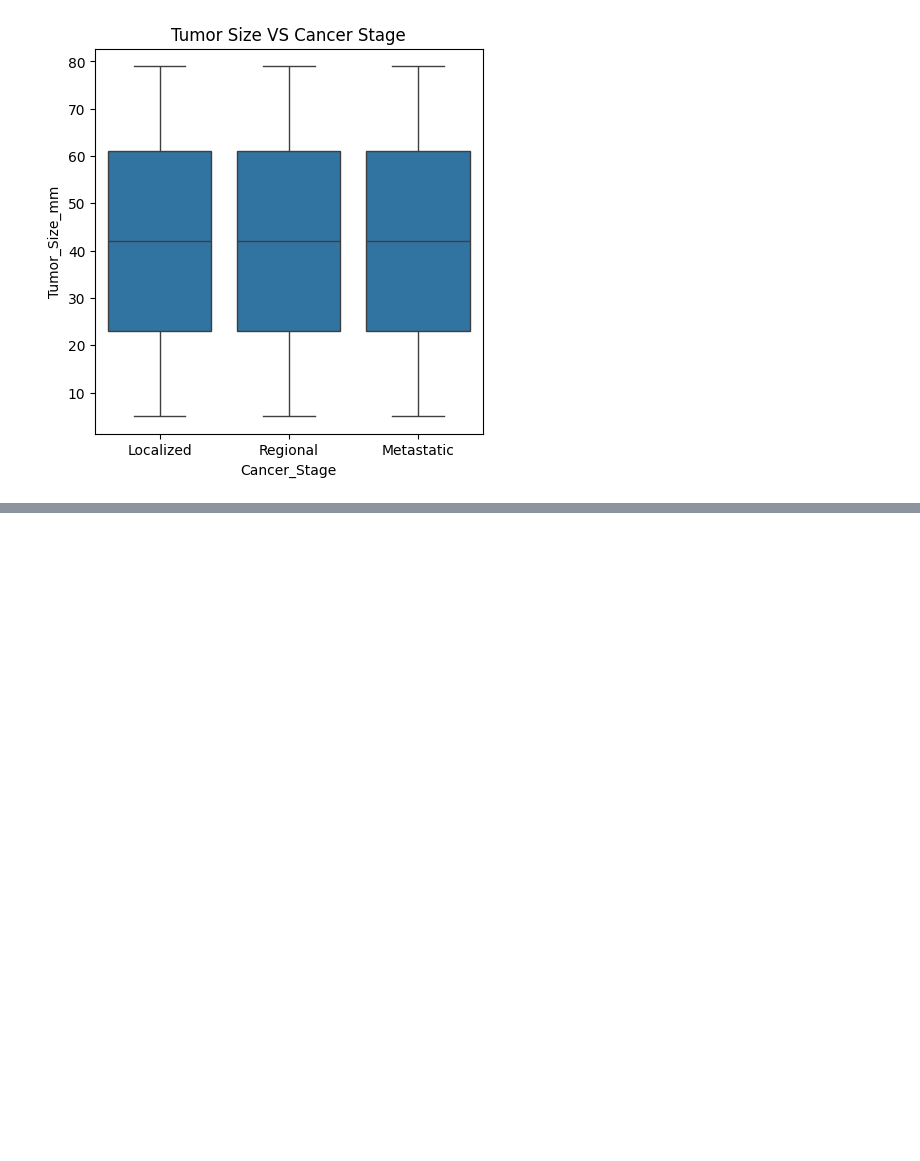
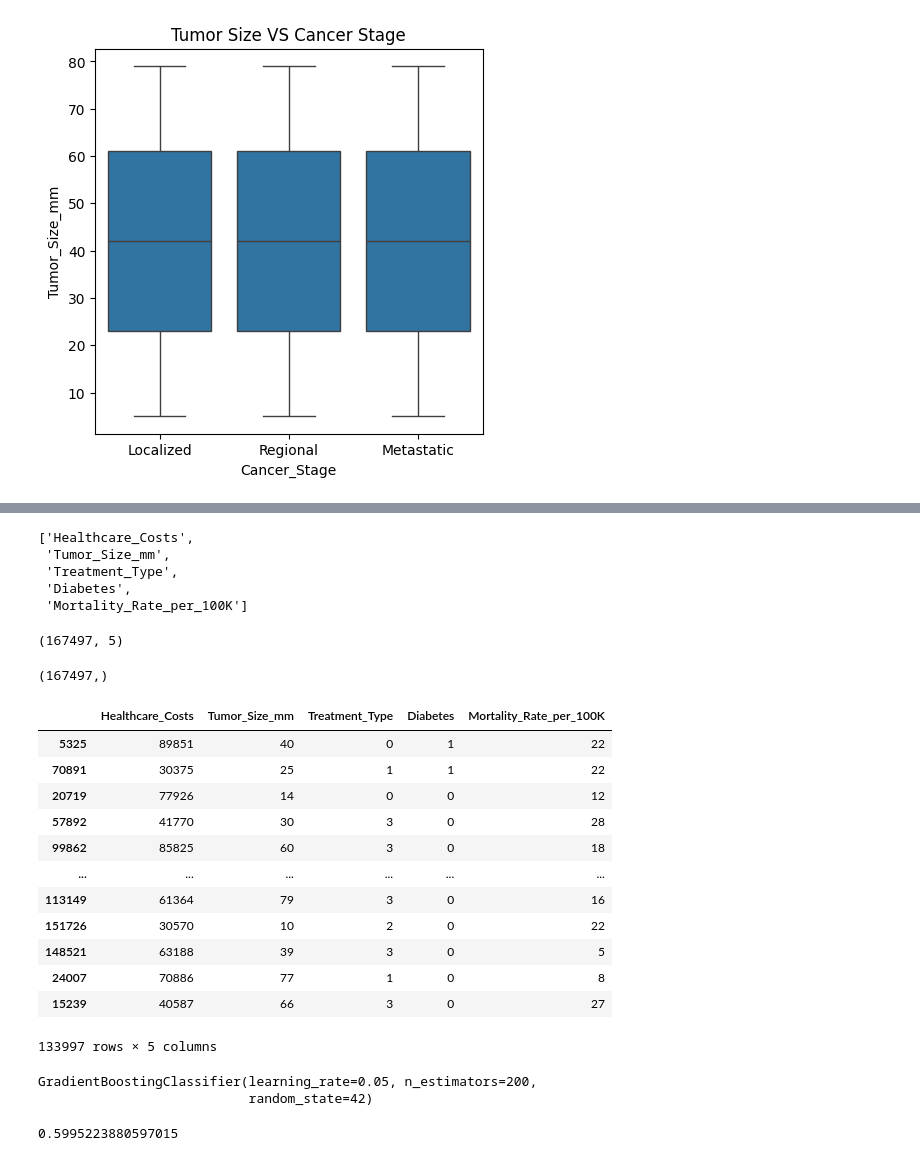
Before and after one commit to dananjayaabeytd/Colorectal-Cancer-Analysis, a Jupyter notebook: notebook/testing.ipynb, the cells around one changed output, grey strips where cells are left out. Saved outputs shown, nothing was run; the diff lists cells and outputs as text; code cells hidden in the pictures; blank space fills up the shorter version.

```diff
--- a/notebook/testing.ipynb
+++ b/notebook/testing.ipynb
@@ -118,0 +179,5 @@ plt.show()
+# %%
+chi2_scores = pd.DataFrame({
+    'Feature' : X_cat.columns,
+    "Chi2 Score" : chi2_selector.scores_
+}).sort_values(by='Chi2 Score' , ascending=False)
@@ -118,0 +204,20 @@ plt.show()
+# %%
+top_features = chi2_scores.head(5)["Feature"].tolist()
+# %%
+top_features
+# %% [output]
+['Healthcare_Costs',
+ 'Tumor_Size_mm',
+ 'Treatment_Type',
+ 'Diabetes',
+ 'Mortality_Rate_per_100K']
+# %%
+X = X[top_features]
+# %%
+X.shape
+# %% [output]
+(167497, 5)
+# %%
+Y.shape
+# %% [output]
+(167497,)
@@ -118,0 +226,16 @@ plt.show()
+# %%
+X_train
+# %% [output]
+|  | Healthcare_Costs | Tumor_Size_mm | Treatment_Type | Diabetes | Mortality_Rate_per_100K |
+| 5325 | 89851 | 40 | 0 | 1 | 22 |
+| 70891 | 30375 | 25 | 1 | 1 | 22 |
+| 20719 | 77926 | 14 | 0 | 0 | 12 |
+| 57892 | 41770 | 30 | 3 | 0 | 28 |
+| 99862 | 85825 | 60 | 3 | 0 | 18 |
+| ... | ... | ... | ... | ... | ... |
+| 113149 | 61364 | 79 | 3 | 0 | 16 |
+| 151726 | 30570 | 10 | 2 | 0 | 22 |
+| 148521 | 63188 | 39 | 3 | 0 | 5 |
+| 24007 | 70886 | 77 | 1 | 0 | 8 |
+| 15239 | 40587 | 66 | 3 | 0 | 27 |
+133997 rows × 5 columns
@@ -118,0 +251,5 @@ plt.show()
+# %%
+gb.fit(X_train,y_train)
+# %% [output]
+GradientBoostingClassifier(learning_rate=0.05, n_estimators=200,
+                           random_state=42)
@@ -118,0 +262,4 @@ plt.show()
+# %%
+accuracy
+# %% [output]
+0.5995223880597015
```
Also changed, not shown: parts of 25 cells of this notebook.
